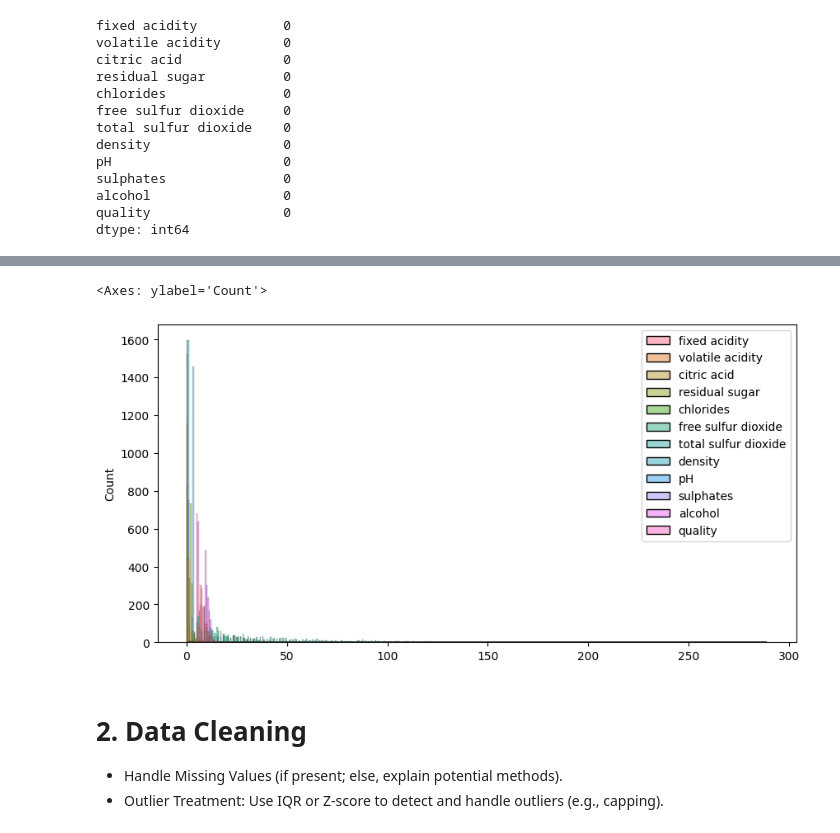
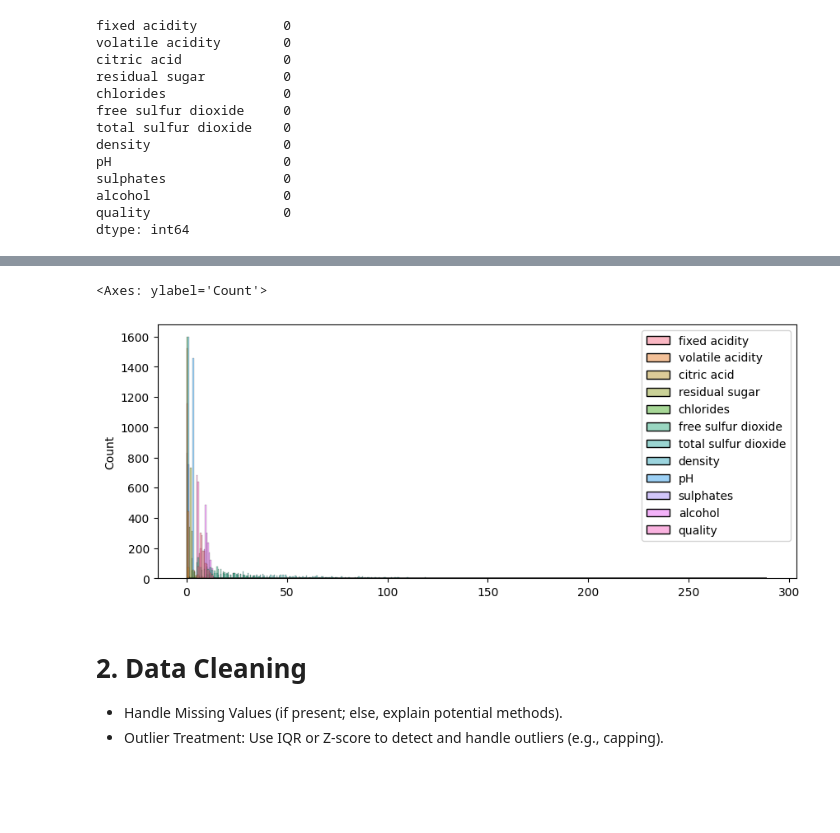
Before and after one commit to SaiKiran-02/ITER_SEM-4, a Jupyter notebook: ML/Lab_Assignment_01.ipynb, the cells around one changed output, grey strips where cells are left out. Drawn from its saved outputs; the diff is of its cells as text; code cells hidden in the pictures; blank space fills up the shorter version.

```diff
--- a/ML/Lab_Assignment_01.ipynb
+++ b/ML/Lab_Assignment_01.ipynb
@@ -94,9 +86,9 @@ sns.boxplot(data)
 # %%
-plt.figure(figsize=(10,5))
+plt.figure(figsize=(10,4))
 sns.histplot(data.iloc[:,:])
 # %% [output]
 <Axes: ylabel='Count'>
-[figure, old version]
+[figure, new version]
 # %% [markdown]
 # 2. Data Cleaning
 *	Handle Missing Values (if present; else, explain potential methods).
```
Also changed, not shown: parts of 9 cells of this notebook.
